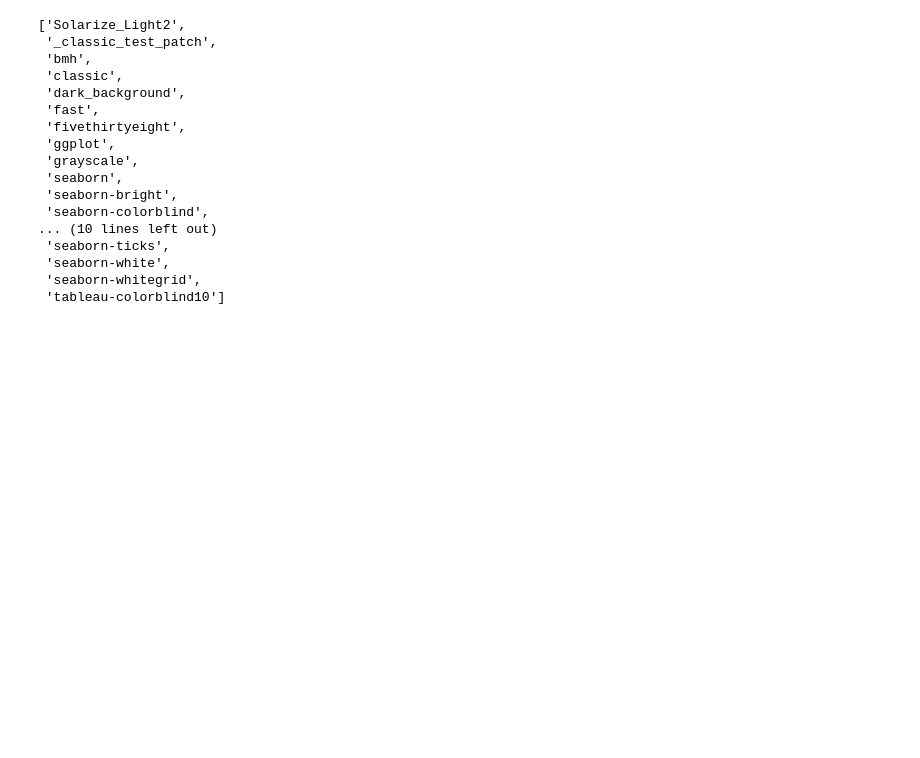
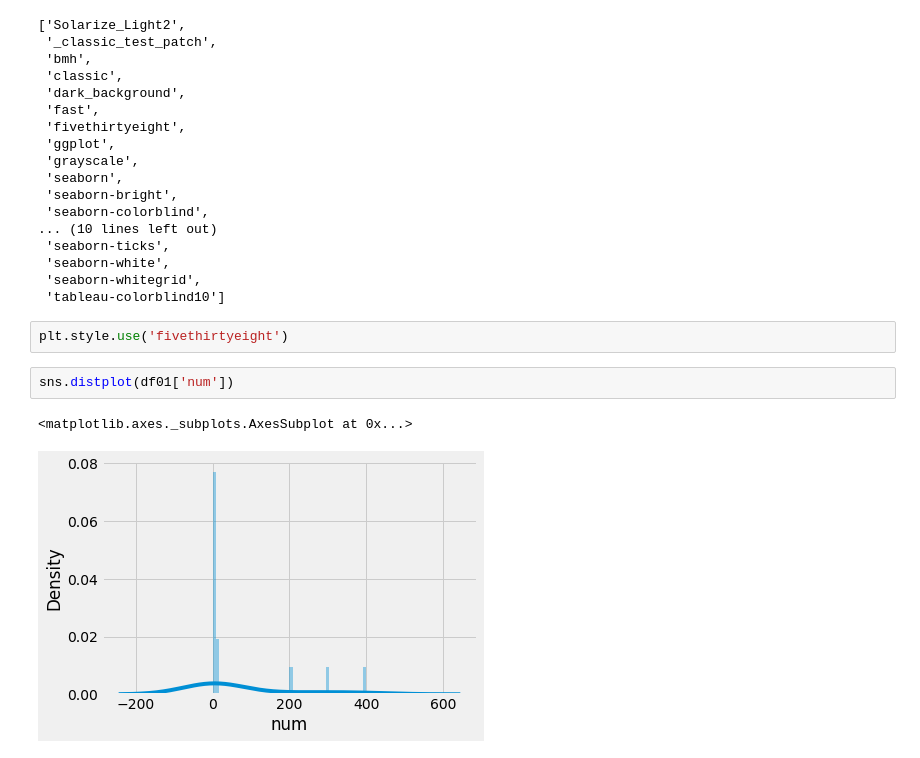
Before and after one commit to nojiyoon/SeSAC_code, a Jupyter notebook: 1월20일_분산_표준편차_공분산_상관관계_MSE_사분위수_이상치_데이터정규화_수업내용.ipynb, the cells around one changed output. Saved outputs shown, nothing was run; the diff lists cells and outputs as text; blank space fills up the shorter version.

```diff
--- a/1월20일_분산_표준편차_공분산_상관관계_MSE_사분위수_이상치_데이터정규화_수업내용.ipynb
+++ b/1월20일_분산_표준편차_공분산_상관관계_MSE_사분위수_이상치_데이터정규화_수업내용.ipynb
@@ -600,3 +600,10 @@ plt.style.available
  'seaborn-white',
  'seaborn-whitegrid',
  'tableau-colorblind10']
+# %%
+plt.style.use('fivethirtyeight')
+# %%
+sns.distplot(df01['num'])
+# %% [output]
+<matplotlib.axes._subplots.AxesSubplot at 0x...>
+[figure, added]
```
Also changed, not shown: parts of 7 cells of this notebook.
